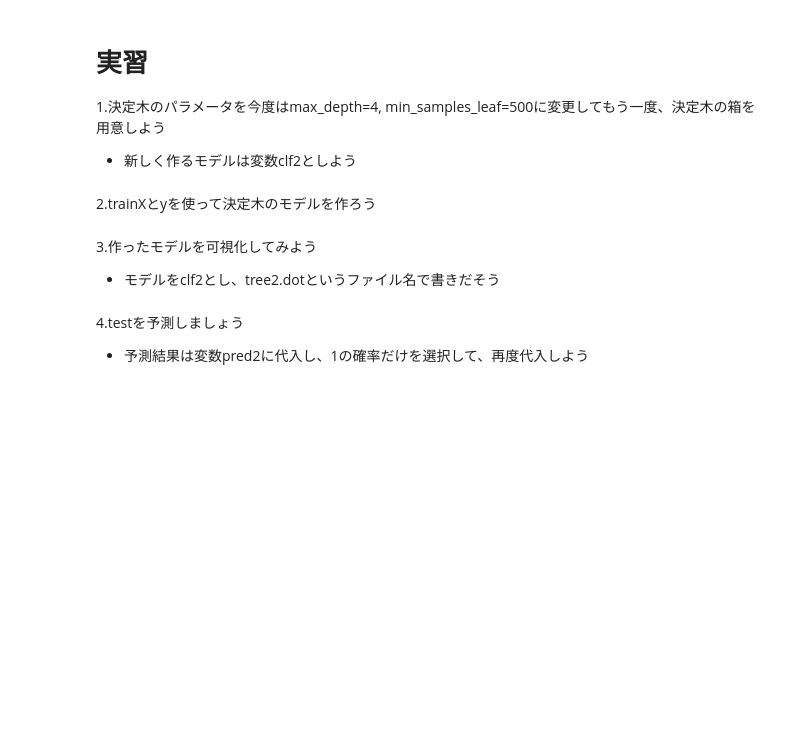
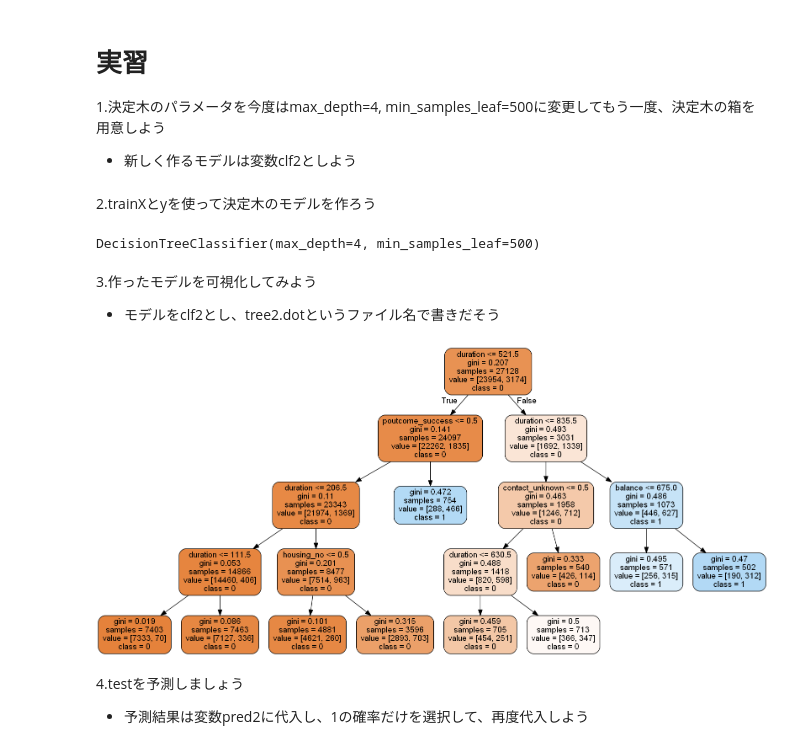
Before and after one commit to amanoman/amanoman.github.io, a Jupyter notebook: Python/SIGNATE/case2/Section6_2.ipynb, the cells around one changed output. Cells and saved outputs as stored; diff of their text form; code cells hidden in the pictures; blank space fills up the shorter version.

```diff
--- a/Python/SIGNATE/case2/Section6_2.ipynb
+++ b/Python/SIGNATE/case2/Section6_2.ipynb
@@ -118,6 +157,10 @@ sample.to_csv("submit1_bank.csv",index=None,header=None)
 clf2 = DT(max_depth=4,min_samples_leaf=500)
 # %% [markdown]
 2.trainXとyを使って決定木のモデルを作ろう
+# %%
+clf2.fit(trainX,y)
+# %% [output]
+DecisionTreeClassifier(max_depth=4, min_samples_leaf=500)
 # %% [markdown]
 3.作ったモデルを可視化してみよう
 - モデルをclf2とし、tree2.dotというファイル名で書きだそう
@@ -124,3 +169,8 @@ clf2 = DT(max_depth=4,min_samples_leaf=500)
+# %%
+g = pydotplus.graph_from_dot_file(path="tree2.dot")
+Image(g.create_png())
+# %% [output]
+[figure, added]
 # %% [markdown]
 4.testを予測しましょう
 - 予測結果は変数pred2に代入し、1の確率だけを選択して、再度代入しよう
```
Also changed, not shown: parts of 14 cells of this notebook, 7 other files.
